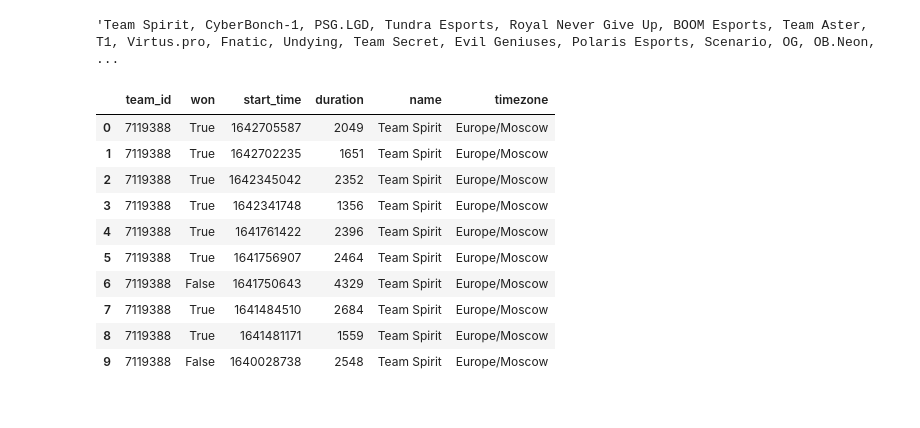
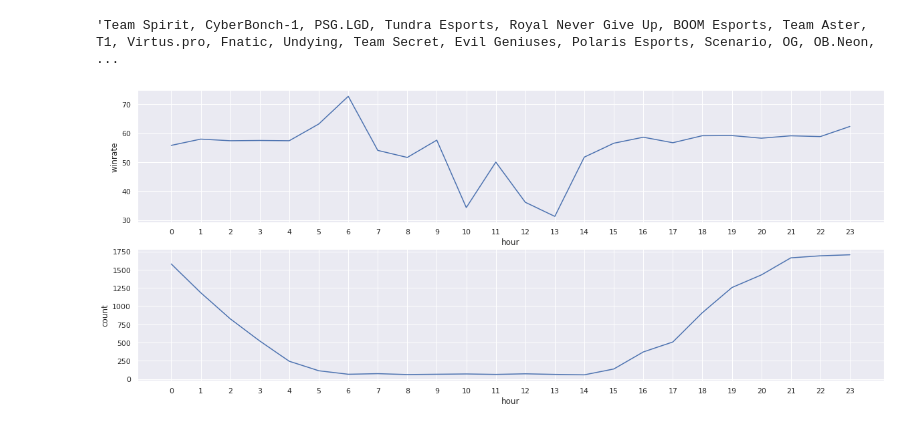
Before and after one commit to vodkar/bet-hack, a Jupyter notebook: mine_doto_data.ipynb, the cells around one changed output. Saved outputs shown, nothing was run; the diff lists cells and outputs as text; code cells hidden in the pictures.

```diff
--- a/mine_doto_data.ipynb
+++ b/mine_doto_data.ipynb
@@ -83,4 +95,0 @@ team_matches_df.to_csv('data/team_matches.csv', index=False)
-# %%
-team_matches_df = pd.read_csv("data/team_matches.csv")
-team_matches_df["won"] = team_matches_df["radiant_win"] == team_matches_df["radiant"]
-team_matches_df.head()
@@ -126,10 +146,10 @@ players_stats_df.to_csv('data/player_stats.csv', index=False)
 # %%
 # Let's filter teams without matches for last half of year
 half_year = int((datetime.now() - timedelta(days=182)).timestamp())
-active_teams = team_matches[["start_time", "team_id"]].groupby(["team_id"]).max().reset_index()
+active_teams = team_matches_df[["start_time", "team_id"]].groupby("team_id", sort=False).max().reset_index()
 active_teams = active_teams[active_teams["start_time"] > half_year]
-active_teams.head(10)
-active_leaders_df = leaders_df[leaders_df["team_id"].isin(active_teams[TEAM_ID_FIELD])].copy()
+# active_teams.head(10)
+active_leaders_df = leaders_df[leaders_df[TEAM_ID_FIELD].isin(active_teams[TEAM_ID_FIELD])].copy()
 ", ".join(active_leaders_df["name"])
 # %% [output]
 'Team Spirit, CyberBonch-1, PSG.LGD, Tundra Esports, Royal Never Give Up, BOOM Esports, Team Aster, T1, Virtus.pro, Fnatic, Undying, Team Secret, Evil Geniuses, Polaris Esports, Scenario, OG, OB.Neon, ...
@@ -138,16 +158,16 @@ TEAM_NAME_TIMEZONE = {
     "Team Spirit": 'Europe/Moscow',
     "CyberBonch-1": 'Europe/Moscow',
     "PSG.LGD": 'Asia/Shanghai',
-    "Tundra Esports": "Europe/London",
+    "Tundra Esports": "Europe/Berlin",
     "Royal Never Give Up": 'Asia/Shanghai',
-    "BOOM Esports": "Asia/Jakarta",
+    "BOOM Esports": "Asia/Manila",
     "Team Aster": "Asia/Shanghai",
     "T1": "Asia/Seoul",
     "Virtus.pro": "Europe/Moscow",
     "Fnatic": "Asia/Manila",
     "Undying": "America/Lima",
-    "Team Secret": "Europe/Warsaw",
-    "Evil Geniuses": "Europe/Helsinki",
+    "Team Secret": "America/New_York",
+    "Evil Geniuses": "US/Central",
    "Polaris Esports" : "Asia/Manila",
    "Scenario": "Asia/Tehran",
    "OG": "Europe/Moscow",
@@ -158,46 +178,49 @@ TEAM_NAME_TIMEZONE = {
     "Xtreme\xa0 Gaming": "Asia/Shanghai",
     "Thunder Predator": "America/Lima",
     "Hellbear Smashers": "Europe/Copenhagen",
     "Team Liquid": "Europe/Stockholm",
     "Team Tickles": "Europe/Copenhagen",
     "INVICTUS GAMING": "Asia/Shanghai",
     "Quincy Crew": "America/New_York",
-    "Team Flamingos": "Asia/Shanghai",
+    "Team Flamingos": "Europe/Moscow",
     "Nigma Galaxy": "Europe/Sofia",
     "CIS Rejects": 'Europe/Moscow',
     "Entity": "Europe/Vienna",
     "Galaxy Racer Esports": "Asia/Kuala_Lumpur",
     "CREEPWAVE": "Europe/Vienna",
     "Natus Vincere": "Europe/Kiev",
     "Ragdoll": "Asia/Kuala_Lumpur",
     "PuckChamp": "Europe/Moscow",
     "Infamous Uesports": "America/Lima",
     "Infamous U.esports.": "America/Lima",
     "LBZS": "Asia/Shanghai",
     "Winstrike Team": "Europe/Moscow",
     "Lilgun": "Asia/Ulaanbaatar",
     "beastcoast": "America/Lima",
     "Infinity": "America/Lima",
     "4 Zoomers": "America/New_York",
     "Chicken Fighters": "Europe/Stockholm",
     "Motivate.Trust Gaming": "Asia/Bangkok",
 }
 
 assert all(team_name in TEAM_NAME_TIMEZONE.keys() for team_name in active_leaders_df["name"]), f"Timezone for teams: 'f{[team_name for team_name in active_leaders_df['name'] not in TEAM_NAME_TIMEZONE.keys()]}' is missing!"
 
-active_leaders_df["timezone"] = [pytz.timezone(TEAM_NAME_TIMEZONE[team_name]) for team_name in active_leaders_df["name"]]
-matches_df = team_matches_df[["team_id", "won", "start_time", "duration"]].join(active_leaders_df[["team_id", "name", "timezone"]].set_index("team_id"), on="team_id").copy()
-matches_df.apply(lambda x: pytz.utc.localize(datetime.fromtimestamp(x["start_time"])).astimezone(pytz.timezone(TEAM_NAME_TIMEZONE[x["name"]])), axis=1)
-# matches_df.head(10)
+year = int((datetime.now() - timedelta(days=365)).timestamp())
+
+active_leaders_df["timezone"] = [TEAM_NAME_TIMEZONE[team_name] for team_name in active_leaders_df["name"]]
+actual_team_matches_df = team_matches_df[["team_id", "won", "start_time", "duration"]][team_matches_df["start_time"] > year]
+matches_df = actual_team_matches_df[["team_id", "won", "start_time", "duration"]].join(active_leaders_df[["team_id", "name", "timezone"]].set_index("team_id"), on="team_id", how='inner').copy()
+matches_df["dt"] = matches_df.aggregate(lambda x: pytz.utc.localize(datetime.fromtimestamp(x["start_time"])).astimezone(pytz.timezone(x["timezone"])), axis=1)
+matches_df["hour"] = [dt.hour for dt in matches_df["dt"]]
+matches_df = matches_df.sort_values(["dt"], ascending=False)
+# matches_df.groupby('name').count().reset_index().sort_values("hour", ascending=False)
+
+wins_and_hours = matches_df[['won', 'hour']].groupby("hour").agg(["count", "sum"])['won'].reset_index()
+wins_and_hours["winrate"] = wins_and_hours.aggregate(lambda x: round(100 * x["sum"] / x["count"], 2), axis=1)
+
+f, axs = plt.subplots(2, 1, figsize=(20, 8))
+sns.set_theme(style="darkgrid")
+frst=sns.lineplot(data=wins_and_hours, x='hour', y='winrate', ax=axs[0]).set_xticks(range(24))
+scnd=sns.lineplot(data=wins_and_hours, x='hour', y='count', ax=axs[1]).set_xticks(range(24))
 # %% [output]
-|  | team_id | won | start_time | duration | name | timezone |
-| 0 | 7119388 | True | 1642705587 | 2049 | Team Spirit | Europe/Moscow |
-| 1 | 7119388 | True | 1642702235 | 1651 | Team Spirit | Europe/Moscow |
-| 2 | 7119388 | True | 1642345042 | 2352 | Team Spirit | Europe/Moscow |
-| 3 | 7119388 | True | 1642341748 | 1356 | Team Spirit | Europe/Moscow |
-| 4 | 7119388 | True | 1641761422 | 2396 | Team Spirit | Europe/Moscow |
-| 5 | 7119388 | True | 1641756907 | 2464 | Team Spirit | Europe/Moscow |
-| 6 | 7119388 | False | 1641750643 | 4329 | Team Spirit | Europe/Moscow |
-| 7 | 7119388 | True | 1641484510 | 2684 | Team Spirit | Europe/Moscow |
-| 8 | 7119388 | True | 1641481171 | 1559 | Team Spirit | Europe/Moscow |
-| 9 | 7119388 | False | 1640028738 | 2548 | Team Spirit | Europe/Moscow |
+[figure, added]
```
Also changed, not shown: parts of 11 cells of this notebook, 2 other files.
